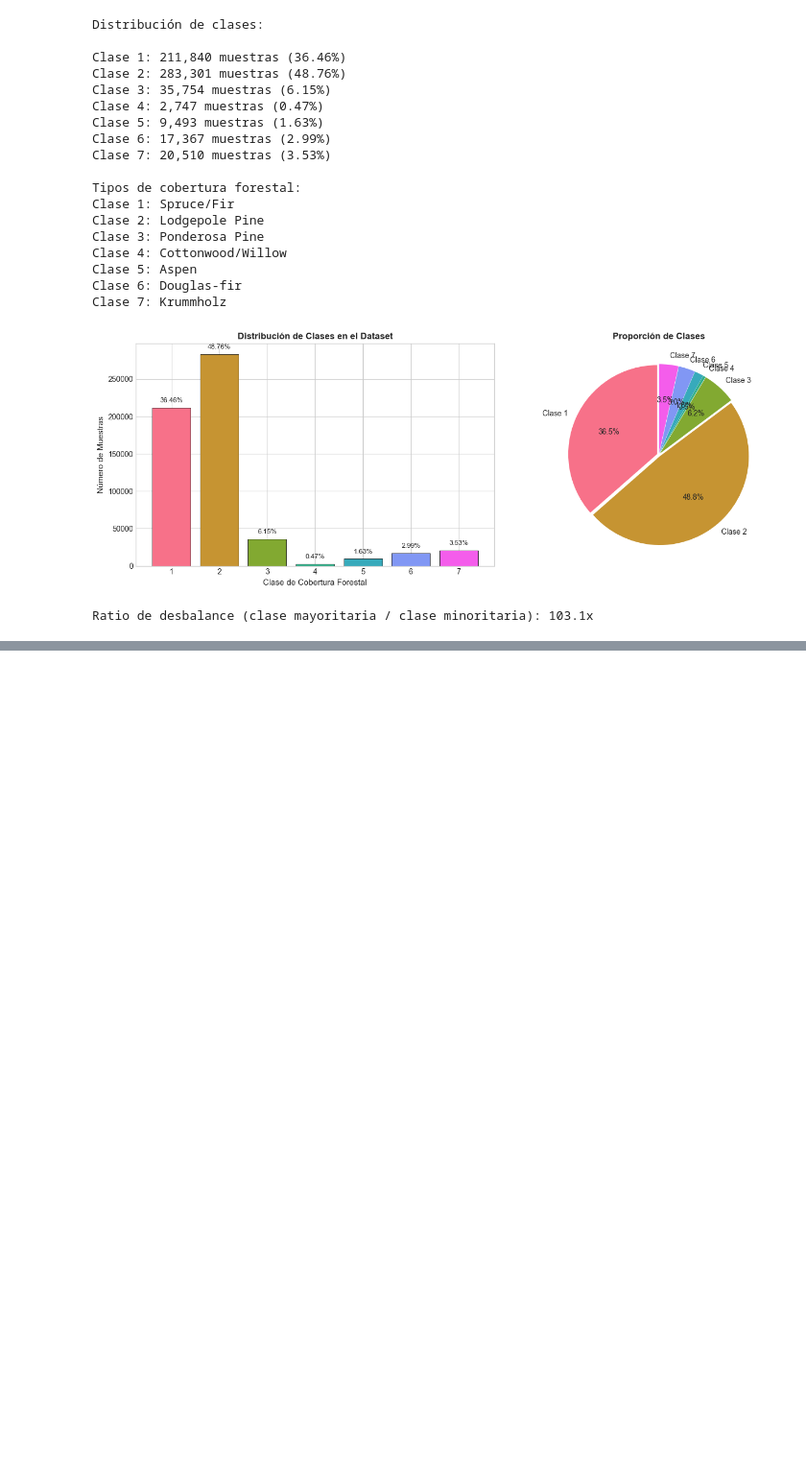
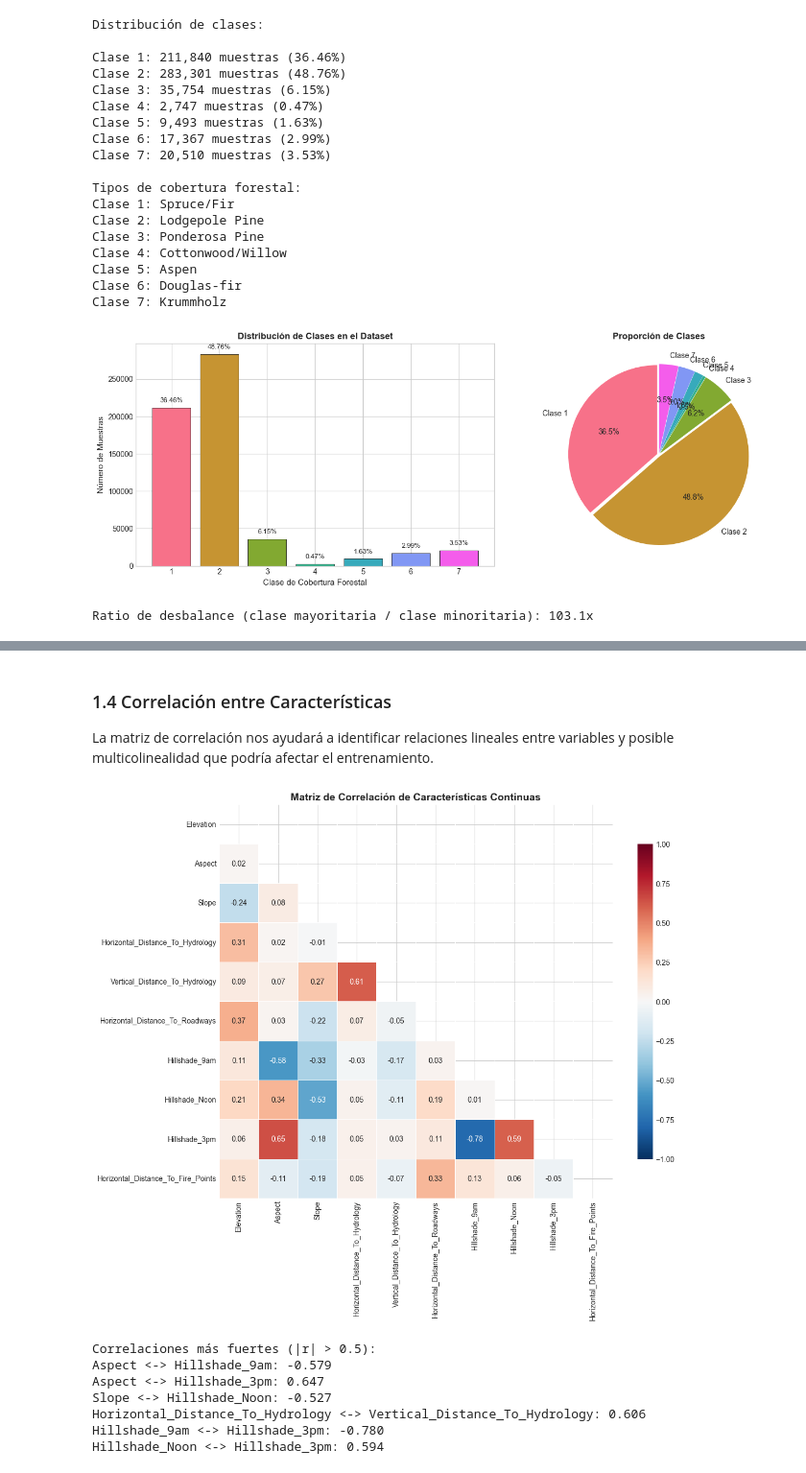
Before and after one commit to mauucrv/covertype-mlp-pytorch, a Jupyter notebook: notebooks/covertype_mlp_classification.ipynb, the cells around one changed output, grey strips where cells are left out. Shown at 96% size. Cells and saved outputs as stored; diff of their text form; code cells hidden in the pictures; blank space fills up the shorter version.

Commit message:
Exploración de datos: distribuciones, correlaciones y división train/val/test

```diff
--- a/notebooks/covertype_mlp_classification.ipynb
+++ b/notebooks/covertype_mlp_classification.ipynb
@@ -244,0 +270,33 @@ Ratio de desbalance (clase mayoritaria / clase minoritaria): 103.1x
+# %% [markdown]
+### 1.4 Correlación entre Características
+
+La matriz de correlación nos ayudará a identificar relaciones lineales entre variables y posible multicolinealidad que podría afectar el entrenamiento.
+# %%
+# Matriz de correlación de características continuas
+correlation_matrix = X[continuous_features].corr()
+
+plt.figure(figsize=(12, 10))
+mask = np.triu(np.ones_like(correlation_matrix, dtype=bool))
+sns.heatmap(correlation_matrix, mask=mask, annot=True, fmt='.2f', cmap='RdBu_r',
+            center=0, square=True, linewidths=0.5, cbar_kws={'shrink': 0.8},
+            vmin=-1, vmax=1)
+plt.title('Matriz de Correlación de Características Continuas', fontsize=14, fontweight='bold')
+plt.tight_layout()
+plt.show()
+
+# Identificar correlaciones fuertes
+print('Correlaciones más fuertes (|r| > 0.5):')
+for i in range(len(continuous_features)):
+    for j in range(i+1, len(continuous_features)):
+        corr = correlation_matrix.iloc[i, j]
+        if abs(corr) > 0.5:
+            print(f'{continuous_features[i]} <-> {continuous_features[j]}: {corr:.3f}')
+# %% [output]
+[figure, added]
+Correlaciones más fuertes (|r| > 0.5):
+Aspect <-> Hillshade_9am: -0.579
+Aspect <-> Hillshade_3pm: 0.647
+Slope <-> Hillshade_Noon: -0.527
+Horizontal_Distance_To_Hydrology <-> Vertical_Distance_To_Hydrology: 0.606
+Hillshade_9am <-> Hillshade_3pm: -0.780
+Hillshade_Noon <-> Hillshade_3pm: 0.594
```
Also changed, not shown: parts of 4 cells of this notebook.
